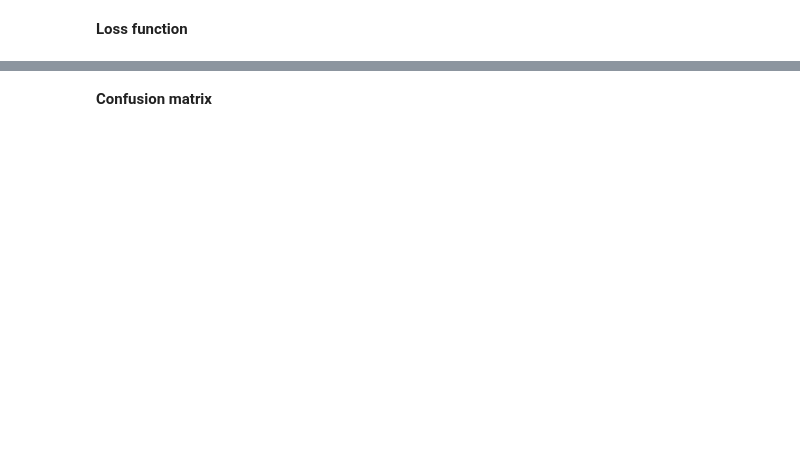
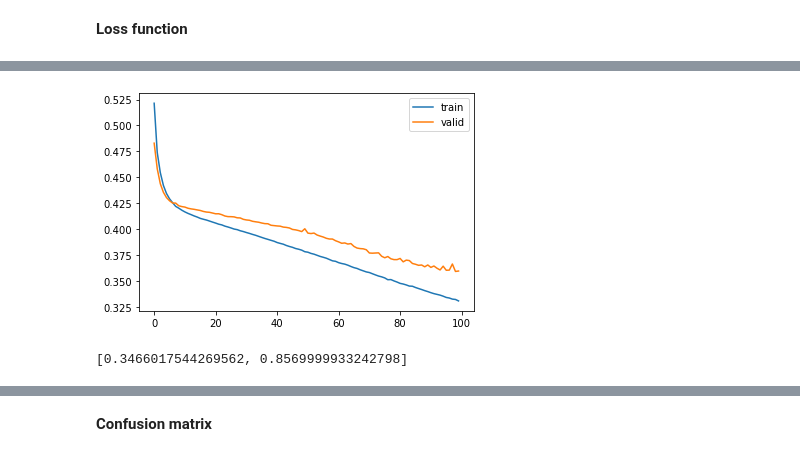
Before and after one commit to FoxHoundOps/PGP-AI-ML, a Jupyter notebook: project5/INN_Learner_Notebook_Full_code_version.ipynb, the cells around one changed output, grey strips where cells are left out. Cells and saved outputs as stored; diff of their text form; code cells hidden in the pictures; blank space fills up the shorter version.

Commit message:
Completed models and added insights/recc.

```diff
--- a/project5/INN_Learner_Notebook_Full_code_version.ipynb
+++ b/project5/INN_Learner_Notebook_Full_code_version.ipynb
@@ -843,13 +843,12 @@ tf.random.set_seed(42)
 # %%
 # Initializing the ANN
 classifier = Sequential()
-# Complete the code to Add the input layer with 64 neurons with relu as activation function with input of 11 variables
-classifier.add(Dense(activation = '_____', input_dim = 11, units=_____))
 
-# Complete the code to add the 1st hidden layer with 32 neurons
-classifier.add(Dense(_____, activation='relu'))
+# Add the input layer with 64 neurons, relu activation, and 11 input variables
+classifier.add(Dense(activation='relu', input_dim=11, units=64))
 
-# Add the output layer with one node and sigmoid activation function
-# we have an output of 1 node, which is the the desired dimensions of our output (stay with the bank or not)
-# We use the sigmoid because we want probability outcomes
-classifier.add(Dense(1, activation = '_____'))
+# Add the 1st hidden layer with 32 neurons and relu activation
+classifier.add(Dense(32, activation='relu'))
+
+# Add the output layer with one node and sigmoid activation (for binary classification)
+classifier.add(Dense(1, activation='sigmoid'))
@@ -858,4 +855,4 @@ NameError: name '_____' is not defined
 # %%
-## Complete the code to Compile the model with SGD optimizer and binary cross entropy as loss with accuracy as metrics
-classifier.compile(optimizer='_____', loss='_____', metrics=['_____'])
+# Compile the model with SGD (Stochastic Gradient Descent) optimizer, binary cross-entropy as the loss function, and accuracy as the metric
+classifier.compile(optimizer='sgd', loss='binary_crossentropy', metrics=['accuracy'])
 # %%
@@ -864,6 +877,6 @@ _____.summary()
 # %%
-## Complete the code to fit the model on train data for 100 epochs
-history=classifier.fit(_____, _____,
-          validation_data=(X_val,y_val),
-          epochs=_____,
+# Fit the model on training data for 100 epochs
+history = classifier.fit(X_train, y_train,
+          validation_data=(X_val, y_val),
+          epochs=100,
           batch_size=32)
@@ -879,5 +910,6 @@ plt.plot(hist['loss'])
 plt.plot(hist['val_loss'])
 plt.legend(("train" , "valid") , loc =0)
 
-## Complete the code to evaluate the model on X_test and y_test
-results = classifier.evaluate(_____, _____)
+# Evaluate the model on X_test and y_test
+results = classifier.evaluate(X_test, y_test)
+# %% [output]
@@ -883,0 +917,5 @@ results = classifier.evaluate(_____, _____)
+[figure, added]
+# %%
+results
+# %% [output]
+[0.3466017544269562, 0.8569999933242798]
```
Also changed, not shown: parts of 70 cells of this notebook.
